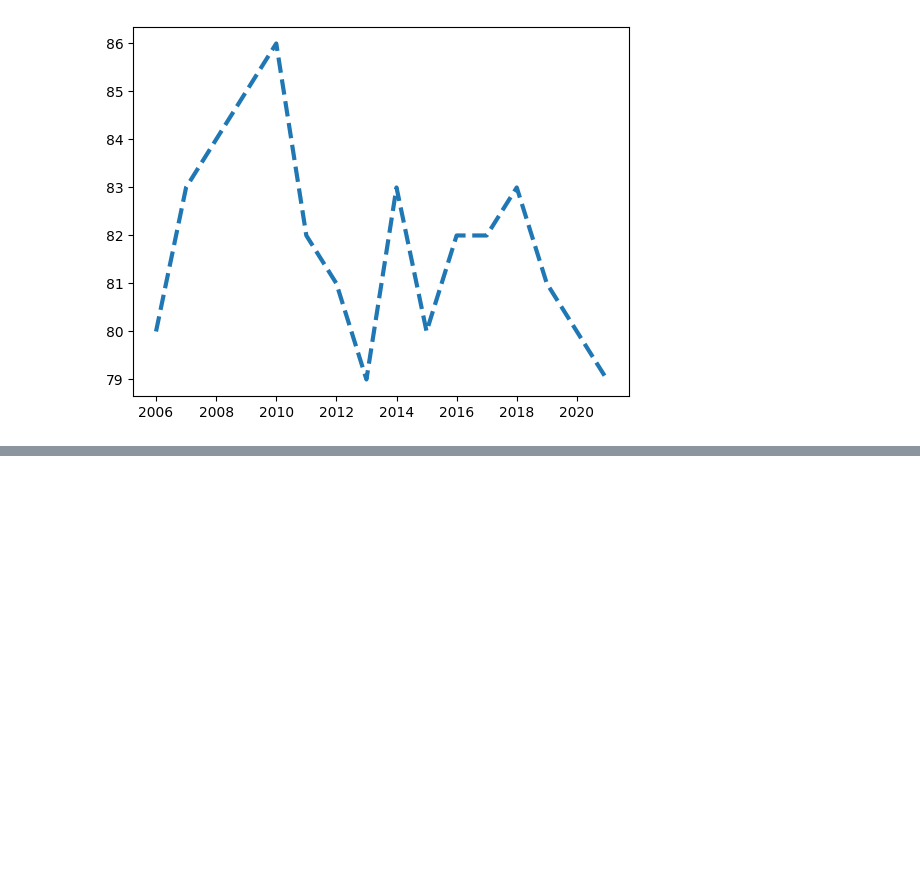
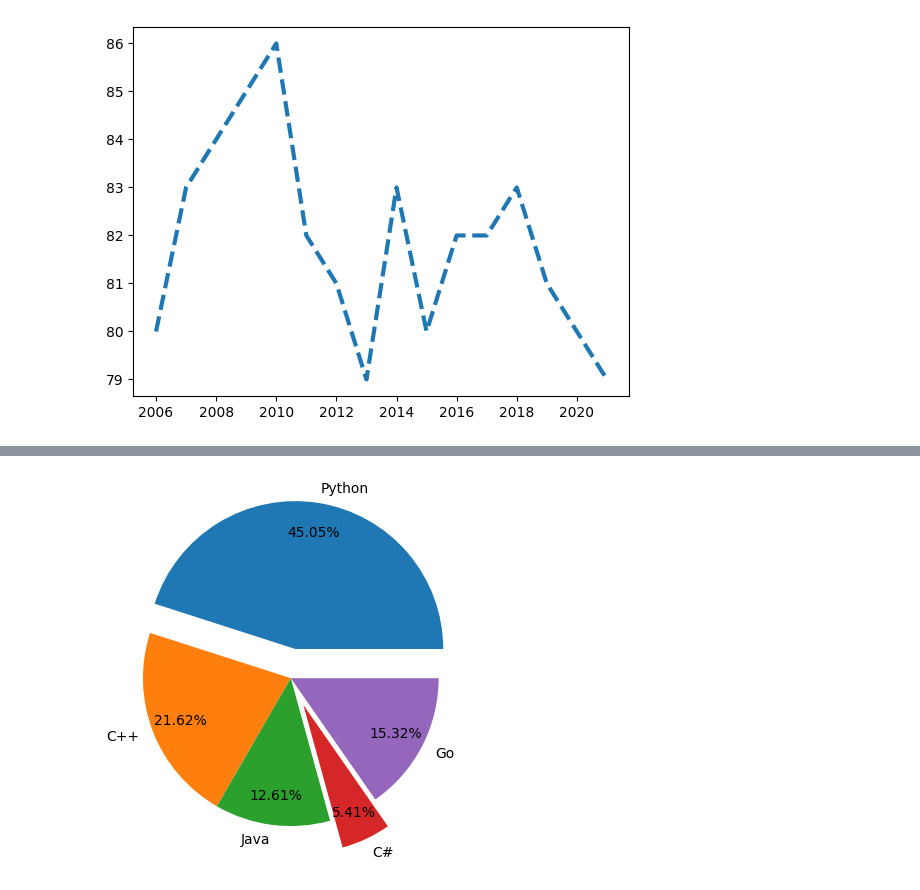
Before and after one commit to manuelamfo/coding-exercises, a Jupyter notebook: python/exercicio_plt.ipynb, the cells around one changed output, grey strips where cells are left out. Saved outputs shown, nothing was run; the diff lists cells and outputs as text; code cells hidden in the pictures; blank space fills up the shorter version.

```diff
--- a/python/exercicio_plt.ipynb
+++ b/python/exercicio_plt.ipynb
@@ -63,0 +77,11 @@ plt.show()
+# %%
+# as categorias não se sobrepõem
+langs = ['Python', 'C++', 'Java', 'C#', 'Go']
+votes = [50, 24, 14, 6, 17]
+explodes = [0.2, 0, 0, 0.2, 0]
+
+plt.pie(votes, labels=langs, explode=explodes,
+        autopct='%.2f%%', pctdistance=0.8)
+plt.show()
+# %% [output]
+[figure, added]
```
Also changed, not shown: parts of 11 cells of this notebook.
